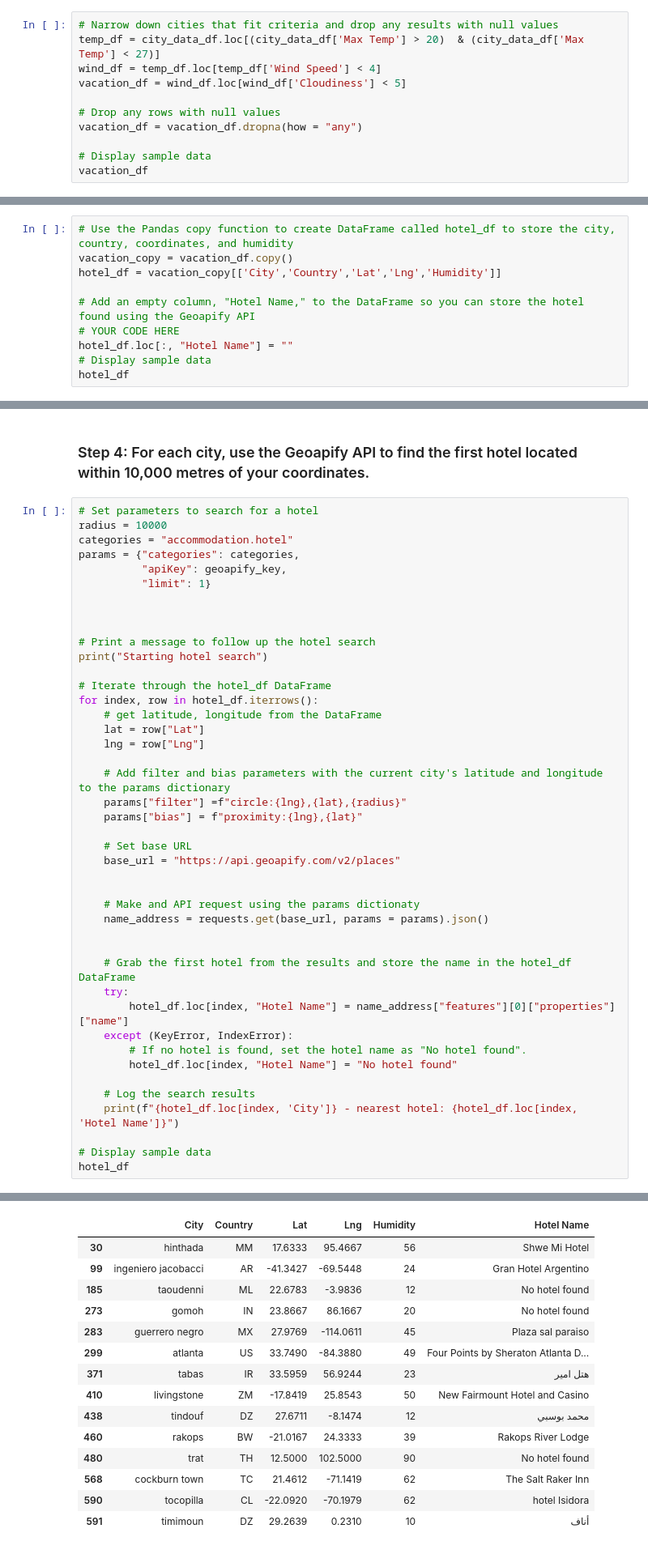
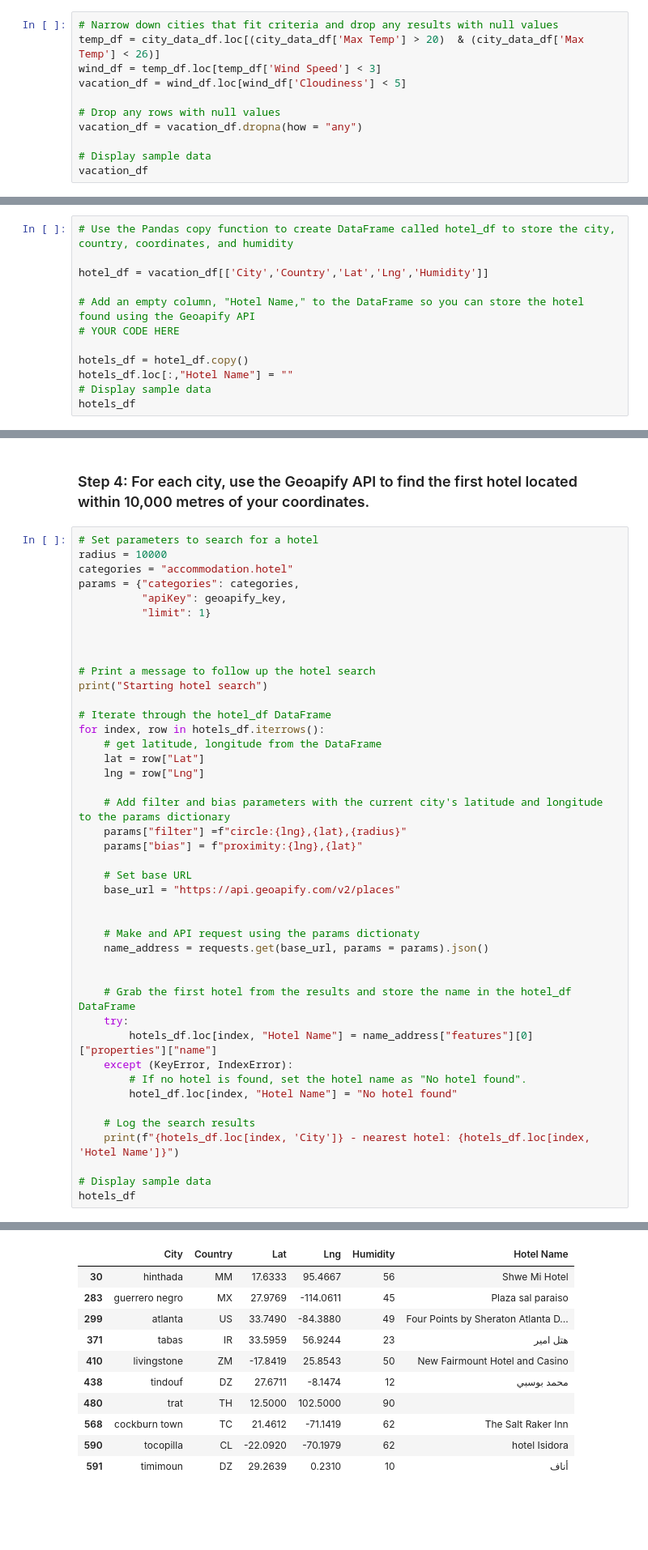
Before and after one commit to jacktemme/python-api-challenge, a Jupyter notebook: VacationPy.ipynb, the cells around one changed output, grey strips where cells are left out. Shown: that part at 81% size. Saved outputs shown, nothing was run; the diff lists cells and outputs as text; blank space fills up the shorter version.

```diff
--- a/VacationPy.ipynb
+++ b/VacationPy.ipynb
@@ -49,8 +53,8 @@ map_plot
 ### Step 2: Narrow down the `city_data_df` DataFrame to find your ideal weather condition
 # %%
 # Narrow down cities that fit criteria and drop any results with null values
-temp_df = city_data_df.loc[(city_data_df['Max Temp'] > 20)  & (city_data_df['Max Temp'] < 27)]
-wind_df = temp_df.loc[temp_df['Wind Speed'] < 4]
+temp_df = city_data_df.loc[(city_data_df['Max Temp'] > 20)  & (city_data_df['Max Temp'] < 26)]
+wind_df = temp_df.loc[temp_df['Wind Speed'] < 3]
 vacation_df = wind_df.loc[wind_df['Cloudiness'] < 5]
 
 # Drop any rows with null values
@@ -78,12 +78,14 @@ vacation_df
 ### Step 3: Create a new DataFrame called `hotel_df`.
 # %%
 # Use the Pandas copy function to create DataFrame called hotel_df to store the city, country, coordinates, and humidity
-vacation_copy = vacation_df.copy()
-hotel_df = vacation_copy[['City','Country','Lat','Lng','Humidity']]
+
+hotel_df = vacation_df[['City','Country','Lat','Lng','Humidity']]
 
 # Add an empty column, "Hotel Name," to the DataFrame so you can store the hotel found using the Geoapify API
 # YOUR CODE HERE
-hotel_df.loc[:, "Hotel Name"] = ""
+
+hotels_df = hotel_df.copy()
+hotels_df.loc[:,"Hotel Name"] = ""
 # Display sample data
-hotel_df
+hotels_df
 # %% [output]
@@ -123,7 +116,7 @@ params = {"categories": categories,
 print("Starting hotel search")
 
 # Iterate through the hotel_df DataFrame
-for index, row in hotel_df.iterrows():
+for index, row in hotels_df.iterrows():
     # get latitude, longitude from the DataFrame
     lat = row["Lat"]
     lng = row["Lng"]
@@ -142,16 +135,16 @@ for index, row in hotel_df.iterrows():
 
     # Grab the first hotel from the results and store the name in the hotel_df DataFrame
     try:
-        hotel_df.loc[index, "Hotel Name"] = name_address["features"][0]["properties"]["name"]
+        hotels_df.loc[index, "Hotel Name"] = name_address["features"][0]["properties"]["name"]
     except (KeyError, IndexError):
         # If no hotel is found, set the hotel name as "No hotel found".
         hotel_df.loc[index, "Hotel Name"] = "No hotel found"
 
     # Log the search results
-    print(f"{hotel_df.loc[index, 'City']} - nearest hotel: {hotel_df.loc[index, 'Hotel Name']}")
+    print(f"{hotels_df.loc[index, 'City']} - nearest hotel: {hotels_df.loc[index, 'Hotel Name']}")
 
 # Display sample data
-hotel_df
+hotels_df
 # %% [output]
 Starting hotel search
 hinthada - nearest hotel: Shwe Mi Hotel
@@ -168,18 +157,14 @@ trat - nearest hotel: No hotel found
 cockburn town - nearest hotel: The Salt Raker Inn
 tocopilla - nearest hotel: hotel Isidora
 timimoun - nearest hotel: أناف
 |  | City | Country | Lat | Lng | Humidity | Hotel Name |
 | 30 | hinthada | MM | 17.6333 | 95.4667 | 56 | Shwe Mi Hotel |
-| 99 | ingeniero jacobacci | AR | -41.3427 | -69.5448 | 24 | Gran Hotel Argentino |
-| 185 | taoudenni | ML | 22.6783 | -3.9836 | 12 | No hotel found |
-| 273 | gomoh | IN | 23.8667 | 86.1667 | 20 | No hotel found |
 | 283 | guerrero negro | MX | 27.9769 | -114.0611 | 45 | Plaza sal paraiso |
 | 299 | atlanta | US | 33.7490 | -84.3880 | 49 | Four Points by Sheraton Atlanta D... |
 | 371 | tabas | IR | 33.5959 | 56.9244 | 23 | هتل امیر |
 | 410 | livingstone | ZM | -17.8419 | 25.8543 | 50 | New Fairmount Hotel and Casino |
 | 438 | tindouf | DZ | 27.6711 | -8.1474 | 12 | محمد بوسبي |
-| 460 | rakops | BW | -21.0167 | 24.3333 | 39 | Rakops River Lodge |
-| 480 | trat | TH | 12.5000 | 102.5000 | 90 | No hotel found |
+| 480 | trat | TH | 12.5000 | 102.5000 | 90 |  |
 | 568 | cockburn town | TC | 21.4612 | -71.1419 | 62 | The Salt Raker Inn |
 | 590 | tocopilla | CL | -22.0920 | -70.1979 | 62 | hotel Isidora |
 | 591 | timimoun | DZ | 29.2639 | 0.2310 | 10 | أناف |
```
Also changed, not shown: parts of 5 cells of this notebook, 1 other file.
